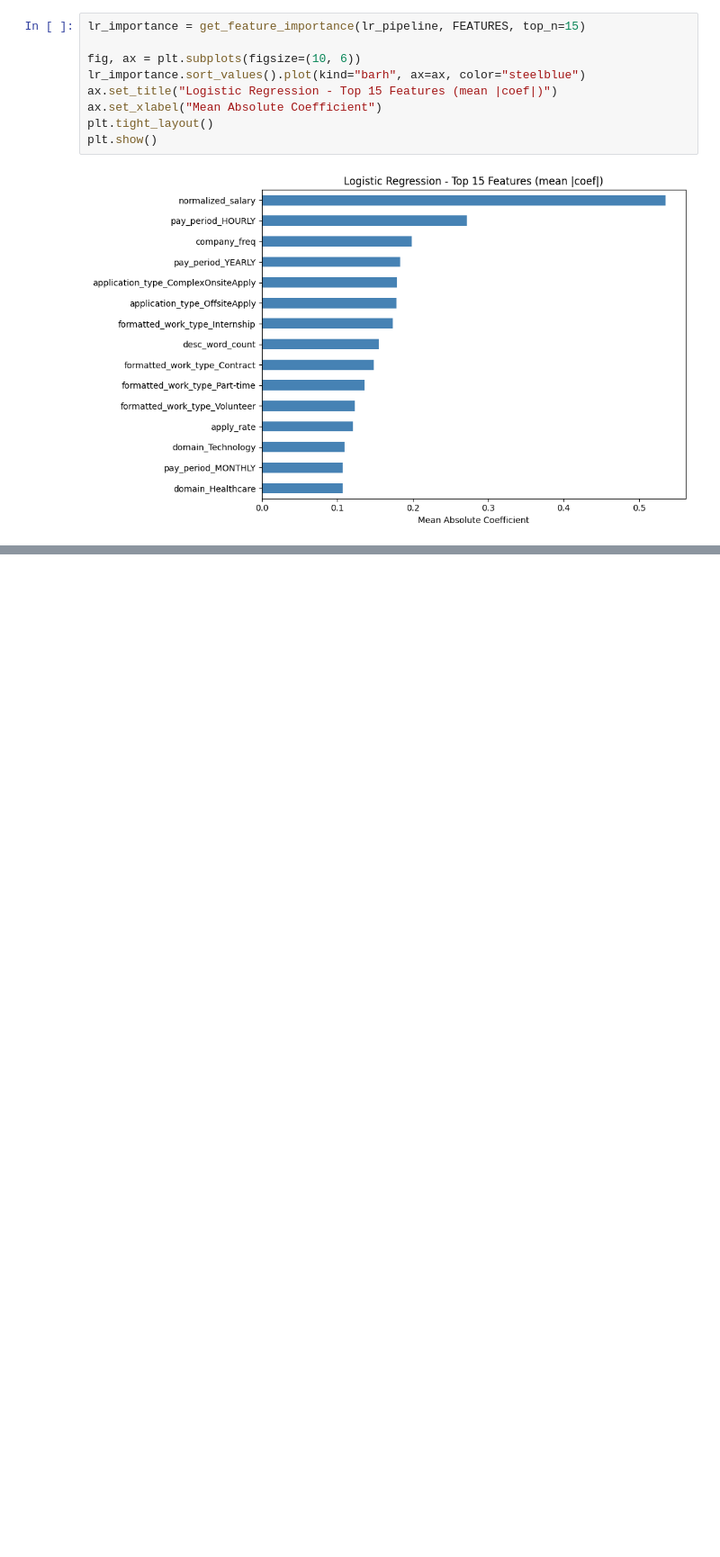
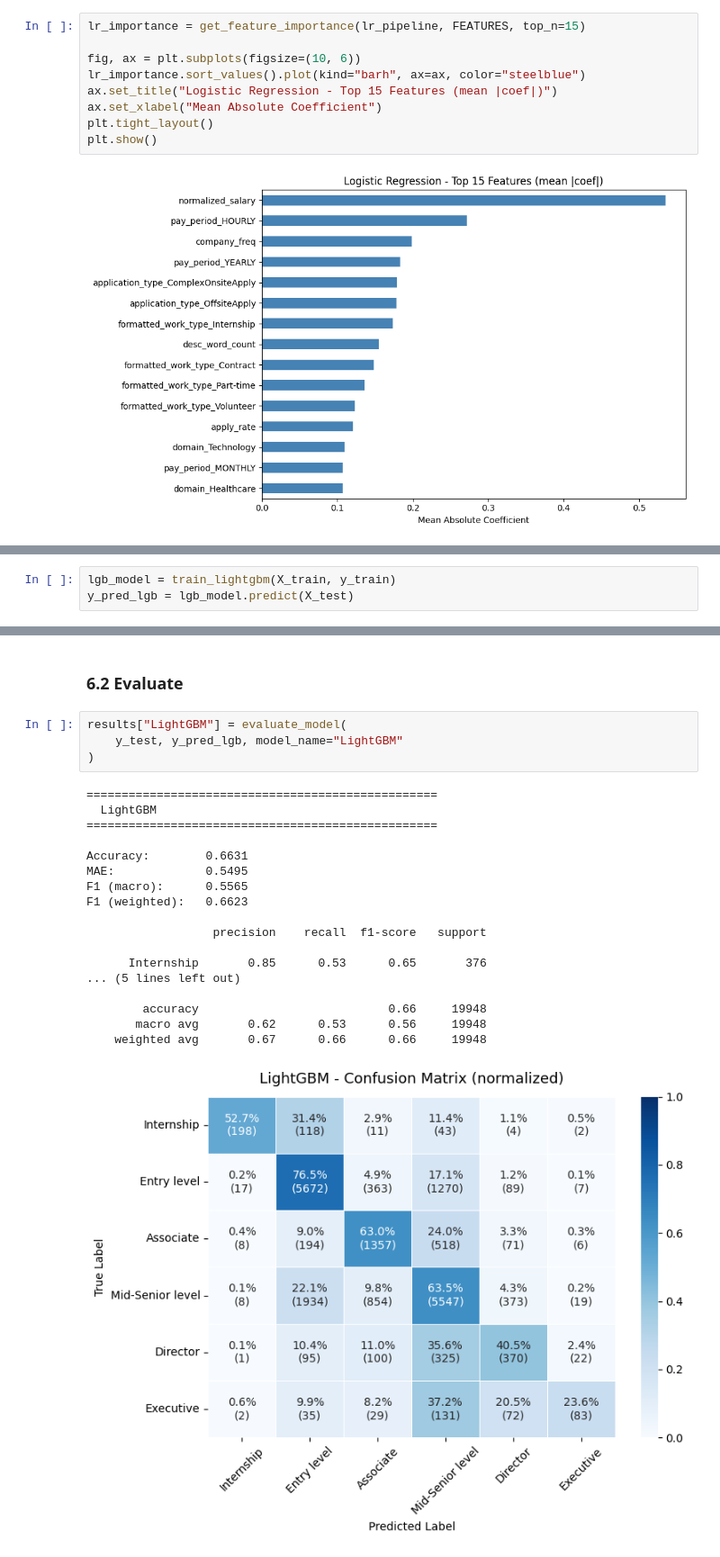
Before and after one commit to ognjenvujovic04/job-intelligence, a Jupyter notebook: notebooks/3.0-ov-baseline-classification.ipynb, the cells around one changed output, grey strips where cells are left out. Shown at 90% size. Drawn from its saved outputs; the diff is of its cells as text; blank space fills up the shorter version.

```diff
--- a/notebooks/3.0-ov-baseline-classification.ipynb
+++ b/notebooks/3.0-ov-baseline-classification.ipynb
@@ -276,0 +363,3 @@ print(results["Logistic Regression"])
+# %%
+lgb_model = train_lightgbm(X_train, y_train)
+y_pred_lgb = lgb_model.predict(X_test)
@@ -276,0 +384,25 @@ print(results["Logistic Regression"])
+# %% [markdown]
+### 6.2 Evaluate
+# %%
+results["LightGBM"] = evaluate_model(
+    y_test, y_pred_lgb, model_name="LightGBM"
+)
+# %% [output]
+==================================================
+  LightGBM
+==================================================
+
+Accuracy:        0.6631
+MAE:             0.5495
+F1 (macro):      0.5565
+F1 (weighted):   0.6623
+
+                  precision    recall  f1-score   support
+
+      Internship       0.85      0.53      0.65       376
+... (5 lines left out)
+
+        accuracy                           0.66     19948
+       macro avg       0.62      0.53      0.56     19948
+    weighted avg       0.67      0.66      0.66     19948
+[figure, added]
```
Also changed, not shown: parts of 23 cells of this notebook, 4 other files.
